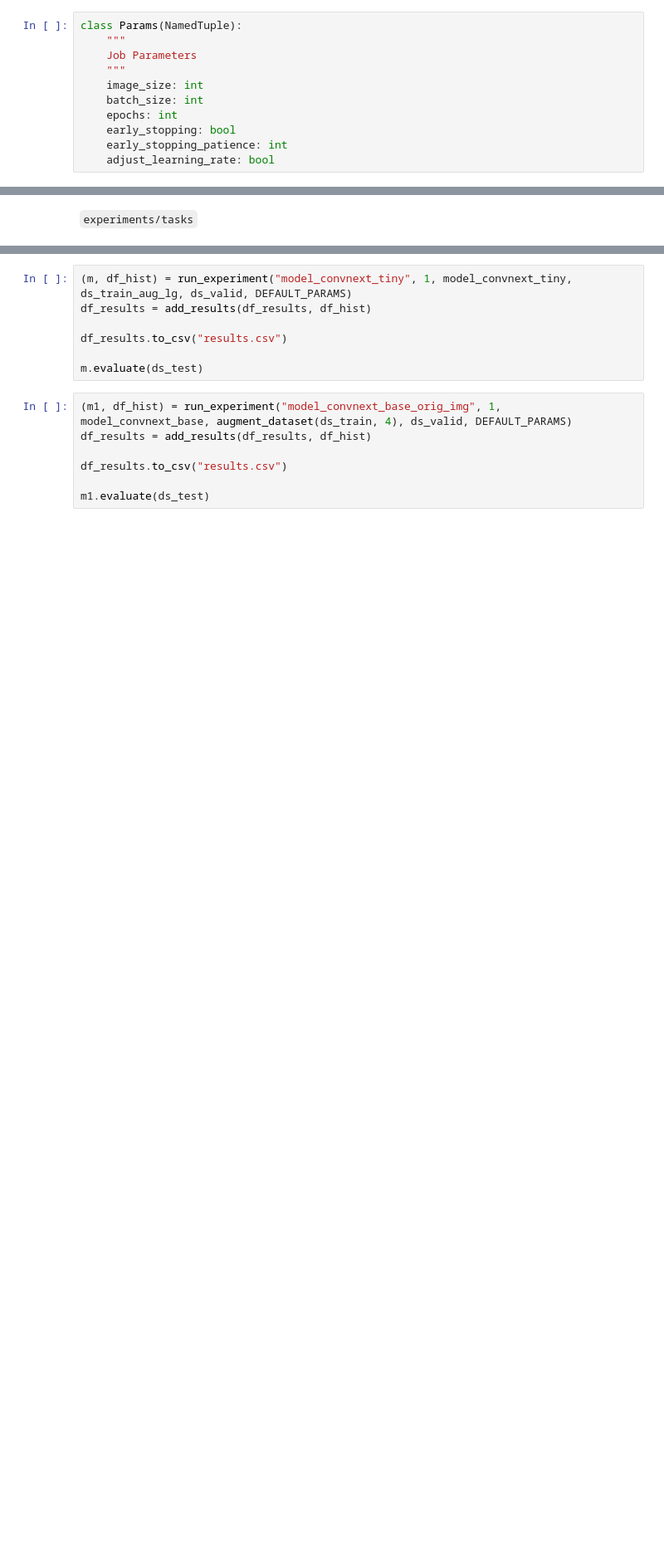
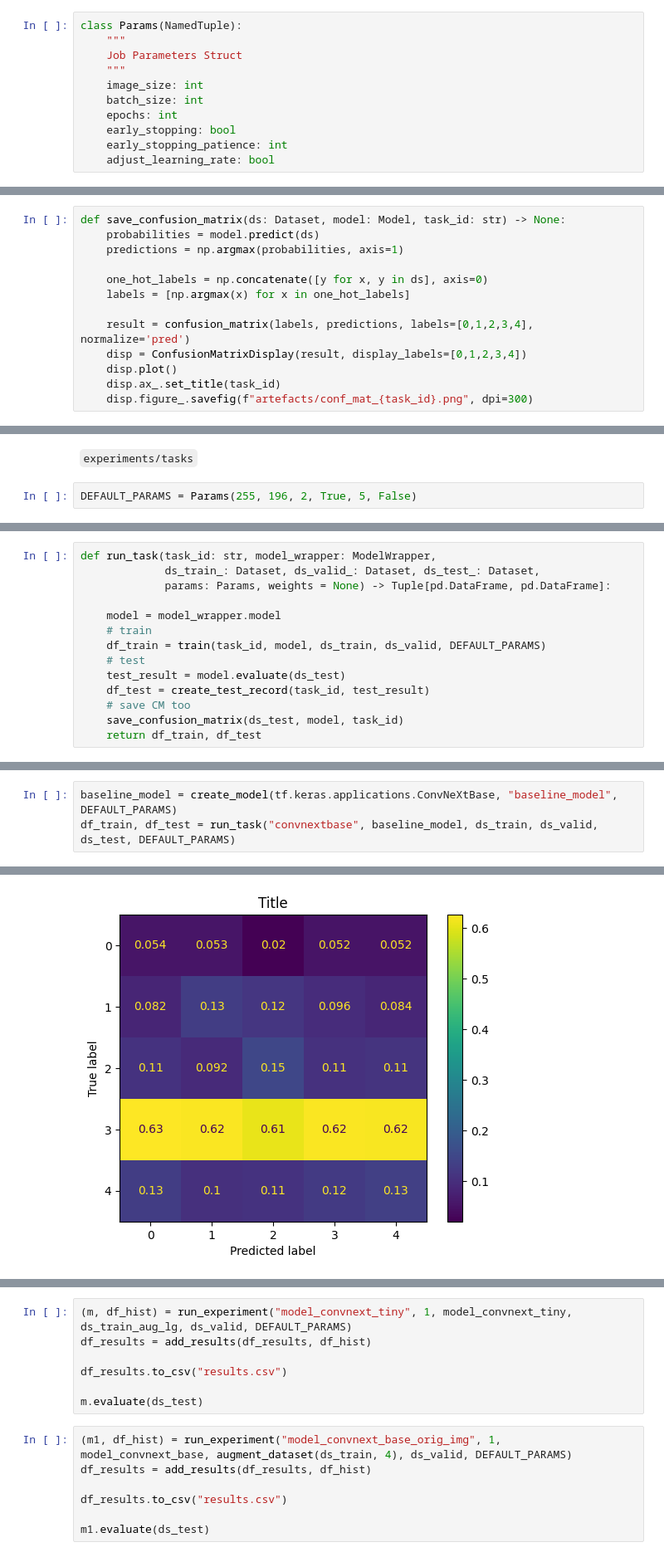
Before and after one commit to btsmith29/AMLS_II_assignment23_24, a Jupyter notebook: workings/assignment-workings.ipynb, the cells around one changed output, grey strips where cells are left out. Shown at 83% size. Saved outputs shown, nothing was run; the diff lists cells and outputs as text; blank space fills up the shorter version.

Commit message:
create wrapper functions

```diff
--- a/workings/assignment-workings.ipynb
+++ b/workings/assignment-workings.ipynb
@@ -56,7 +52,7 @@ import seaborn as sns
 # %%
 class Params(NamedTuple):
     """
-    Job Parameters
+    Job Parameters Struct
     """
     image_size: int
     batch_size: int
@@ -424,6 +540,19 @@ def plot_experiments_comp2(df_history: pd.DataFrame, exp_id: list, epoch_limit =
     sns.lineplot(data=df_grp, x="epoch", y="val_accuracy", hue="exp_id",  ax=ax1)
     sns.lineplot(data=df_grp, x="epoch", y="val_loss", hue="exp_id",  ax=ax2)
     sns.lineplot(data=df_grp, x="epoch", y="loss_gap", hue="exp_id",  ax=ax3)
+# %%
+def save_confusion_matrix(ds: Dataset, model: Model, task_id: str) -> None:
+    probabilities = model.predict(ds)
+    predictions = np.argmax(probabilities, axis=1)
+
+    one_hot_labels = np.concatenate([y for x, y in ds], axis=0)
+    labels = [np.argmax(x) for x in one_hot_labels]
+
+    result = confusion_matrix(labels, predictions, labels=[0,1,2,3,4], normalize='pred')
+    disp = ConfusionMatrixDisplay(result, display_labels=[0,1,2,3,4])
+    disp.plot()
+    disp.ax_.set_title(task_id)
+    disp.figure_.savefig(f"artefacts/conf_mat_{task_id}.png", dpi=300)
 # %% [markdown]
 `main.py`
 # %%
@@ -450,2 +583,4 @@ df_test_results.head()
 # %% [markdown]
 `experiments/tasks`
+# %%
+DEFAULT_PARAMS = Params(255, 196, 2, True, 5, False)
@@ -451,0 +589,14 @@ df_test_results.head()
+# %%
+def run_task(task_id: str, model_wrapper: ModelWrapper,
+             ds_train_: Dataset, ds_valid_: Dataset, ds_test_: Dataset,
+             params: Params, weights = None) -> Tuple[pd.DataFrame, pd.DataFrame]:
+
+    model = model_wrapper.model
+    # train
+    df_train = train(task_id, model, ds_train, ds_valid, DEFAULT_PARAMS)
+    # test
+    test_result = model.evaluate(ds_test)
+    df_test = create_test_record(task_id, test_result)
+    # save CM too
+    save_confusion_matrix(ds_test, model, task_id)
+    return df_train, df_test
@@ -451,0 +606,4 @@ df_test_results.head()
+# %%
+baseline_model = create_model(tf.keras.applications.ConvNeXtBase, "baseline_model", DEFAULT_PARAMS)
+df_train, df_test = run_task("convnextbase", baseline_model, ds_train, ds_valid, ds_test, DEFAULT_PARAMS)
+# %% [output]
@@ -451,0 +641 @@ df_test_results.head()
+[figure, added]
```
Also changed, not shown: parts of 29 cells of this notebook.
